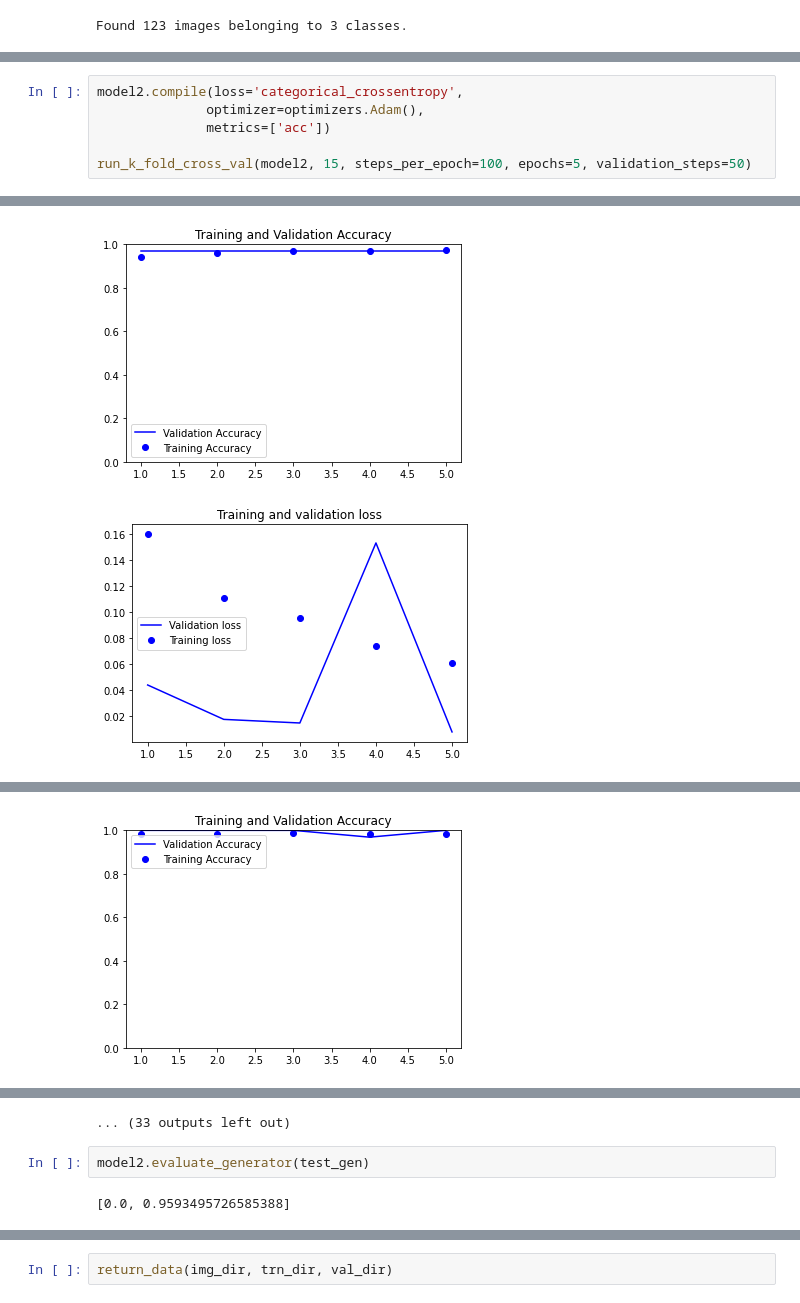
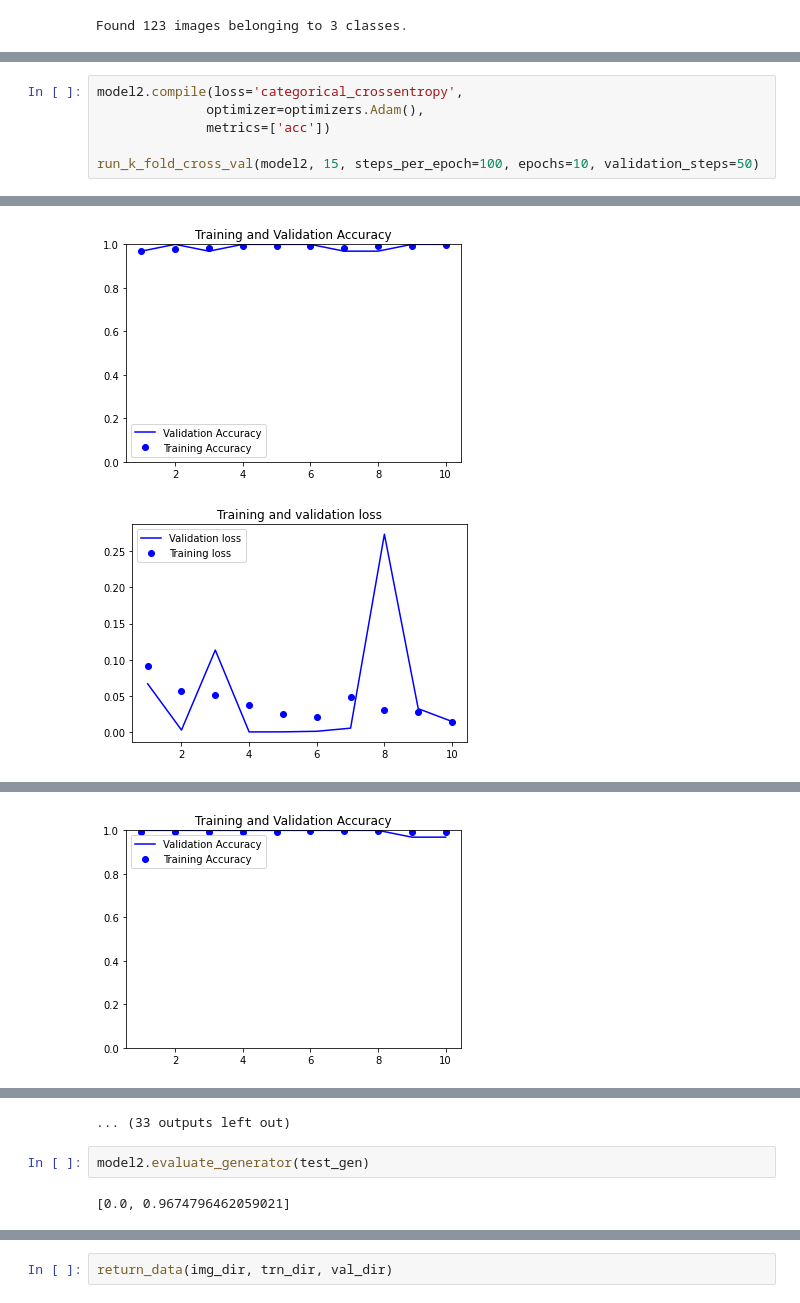
Before and after one commit to aviralsomani/driv-face-classifier, a Jupyter notebook: AviralSomani_FinalProject.ipynb, the cells around one changed output, grey strips where cells are left out. Drawn from its saved outputs; the diff is of its cells as text.

```diff
--- a/AviralSomani_FinalProject.ipynb
+++ b/AviralSomani_FinalProject.ipynb
@@ -372,7 +372,7 @@ model2.compile(loss='categorical_crossentropy',
               optimizer=optimizers.Adam(),
               metrics=['acc'])
 
-run_k_fold_cross_val(model2, 15, steps_per_epoch=100, epochs=5, validation_steps=50)
+run_k_fold_cross_val(model2, 15, steps_per_epoch=100, epochs=10, validation_steps=50)
 # %% [output]
 Bin  1 out of 15
 Found 451 images belonging to 3 classes.
@@ -405,5 +413,5 @@ Epoch 5/5
-[figure, old version]
+[figure, new version]
-[figure, old version]
+[figure, new version]
 Bin  3 out of 15
 Found 451 images belonging to 3 classes.
 Found 32 images belonging to 3 classes.
@@ -420 +432 @@ Epoch 5/5
-[figure, old version]
+[figure, new version]
@@ -438,7 +454,7 @@ Epoch 5/5
 # %%
 model2.evaluate_generator(test_gen)
 # %% [output]
-[0.0, 0.9593495726585388]
+[0.0, 0.9674796462059021]
 # %%
 model3 = models.Sequential()
 model3.add(layers.Conv2D(256, (3, 3), activation='relu',
```
Also changed, not shown: parts of 14 cells of this notebook.
